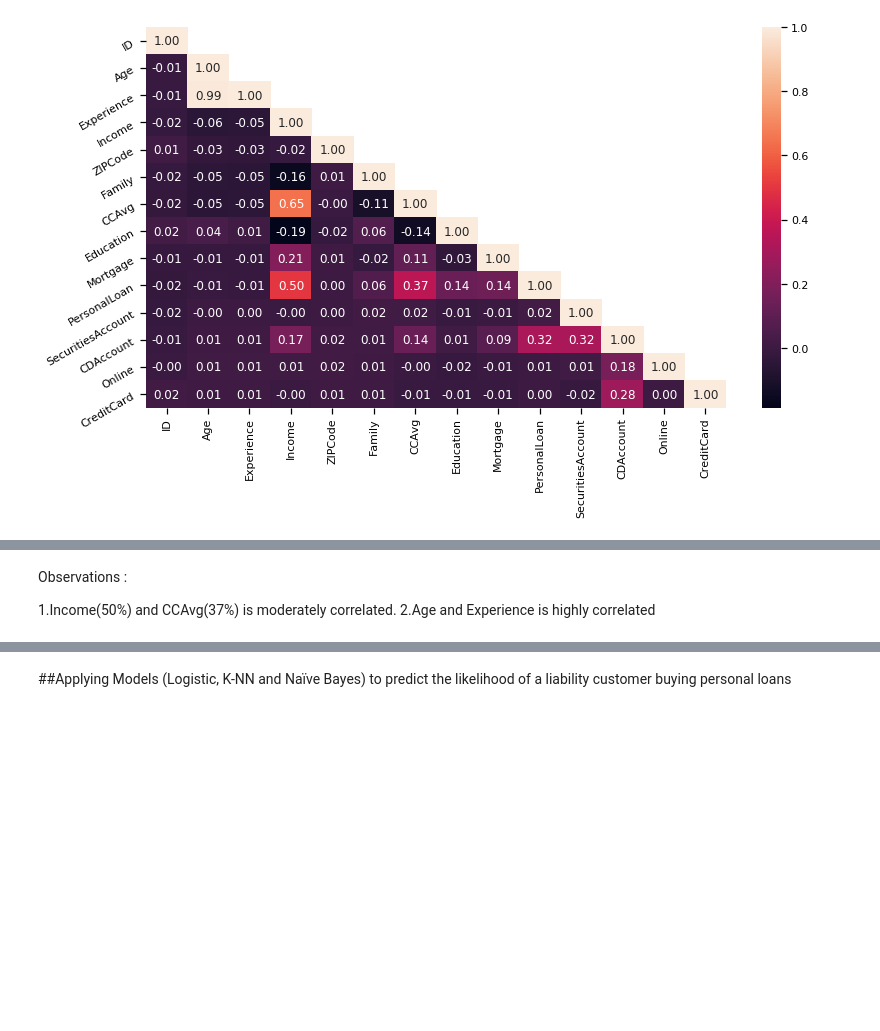
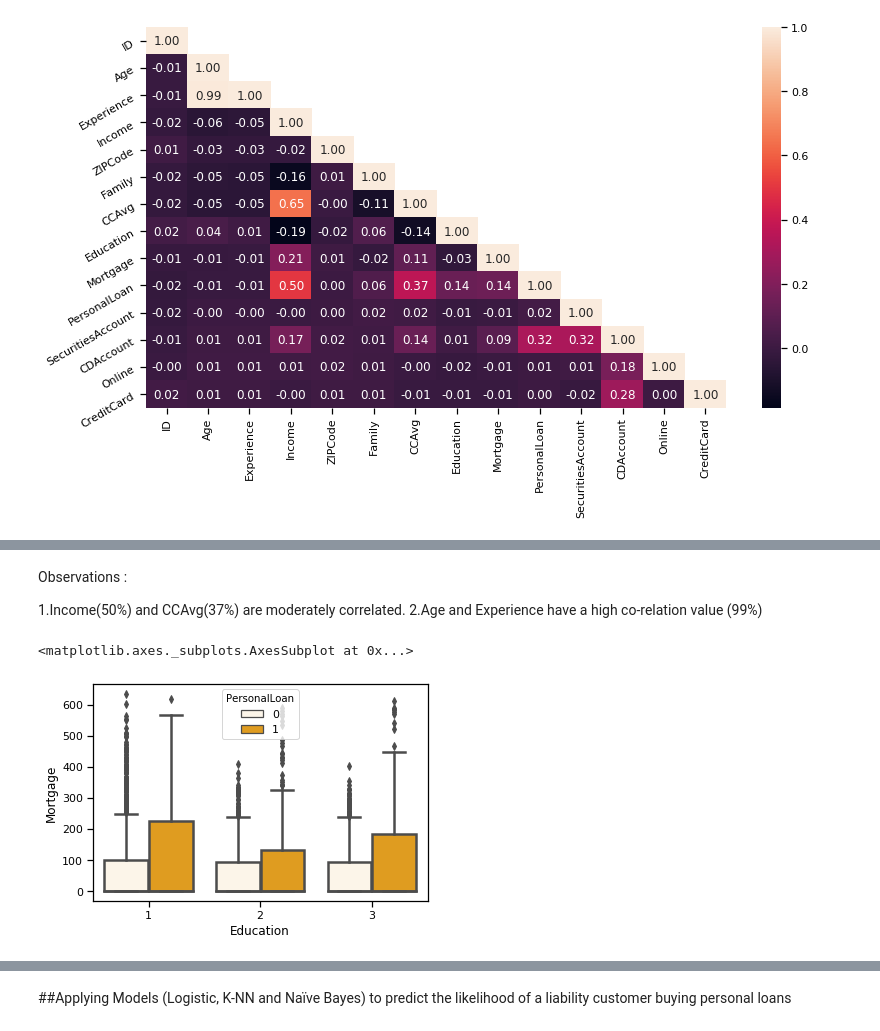
Before and after one commit to GreatLearningAIML1/bangalore-aug19-batch-tushar2211, a Jupyter notebook: Campaign for selling personal loans.ipynb, the cells around one changed output, grey strips where cells are left out. Cells and saved outputs as stored; diff of their text form; code cells hidden in the pictures; blank space fills up the shorter version.

```diff
--- a/Campaign for selling personal loans.ipynb
+++ b/Campaign for selling personal loans.ipynb
@@ -246,5 +323,10 @@ roty = a.set_yticklabels(a.get_yticklabels(), rotation=30)
 # %% [markdown]
 Observations :
 
-1.Income(50%) and CCAvg(37%) is moderately correlated.
-2.Age and Experience is highly correlated
+1.Income(50%) and CCAvg(37%) are moderately correlated.
+2.Age and Experience have a high co-relation value (99%)
+# %%
+sns.boxplot(x='Education', y='Mortgage', hue='PersonalLoan', data=bankdata, color='Orange')
+# %% [output]
+<matplotlib.axes._subplots.AxesSubplot at 0x...>
+[figure, added]
```
Also changed, not shown: parts of 53 cells of this notebook.
